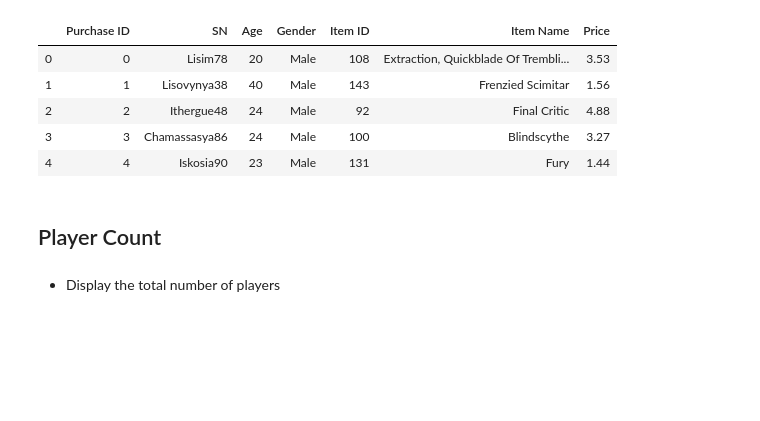
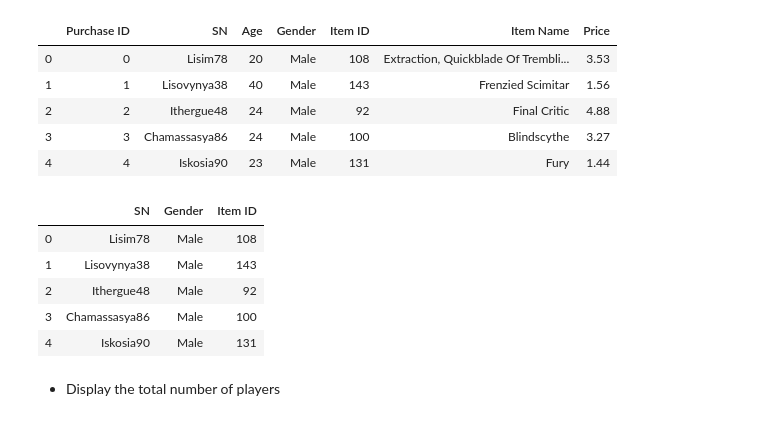
Before and after one commit to Bcliffwm/pandas-challenge, a Jupyter notebook: HeroesOfPymoli/HeroesOfPymoli_starter.ipynb, the cells around one changed output. Cells and saved outputs as stored; diff of their text form; code cells hidden in the pictures; blank space fills up the shorter version.

Commit message:
Updated Gender demo data

```diff
--- a/HeroesOfPymoli/HeroesOfPymoli_starter.ipynb
+++ b/HeroesOfPymoli/HeroesOfPymoli_starter.ipynb
@@ -20,8 +20,15 @@ purchase_data.head()
 | 2 | 2 | Ithergue48 | 24 | Male | 92 | Final Critic | 4.88 |
 | 3 | 3 | Chamassasya86 | 24 | Male | 100 | Blindscythe | 3.27 |
 | 4 | 4 | Iskosia90 | 23 | Male | 131 | Fury | 1.44 |
-# %% [markdown]
-## Player Count
+# %%
+purchase_data[["SN","Gender", "Item ID"]].head()
+# %% [output]
+|  | SN | Gender | Item ID |
+| 0 | Lisim78 | Male | 108 |
+| 1 | Lisovynya38 | Male | 143 |
+| 2 | Ithergue48 | Male | 92 |
+| 3 | Chamassasya86 | Male | 100 |
+| 4 | Iskosia90 | Male | 131 |
 # %% [markdown]
 * Display the total number of players
 # %%
```
Also changed, not shown: parts of 10 cells of this notebook.
